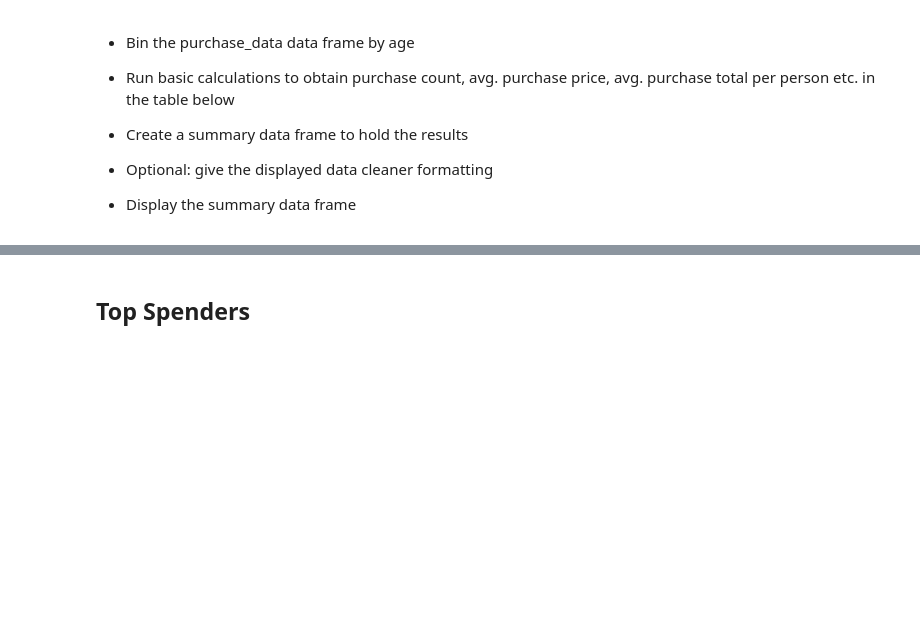
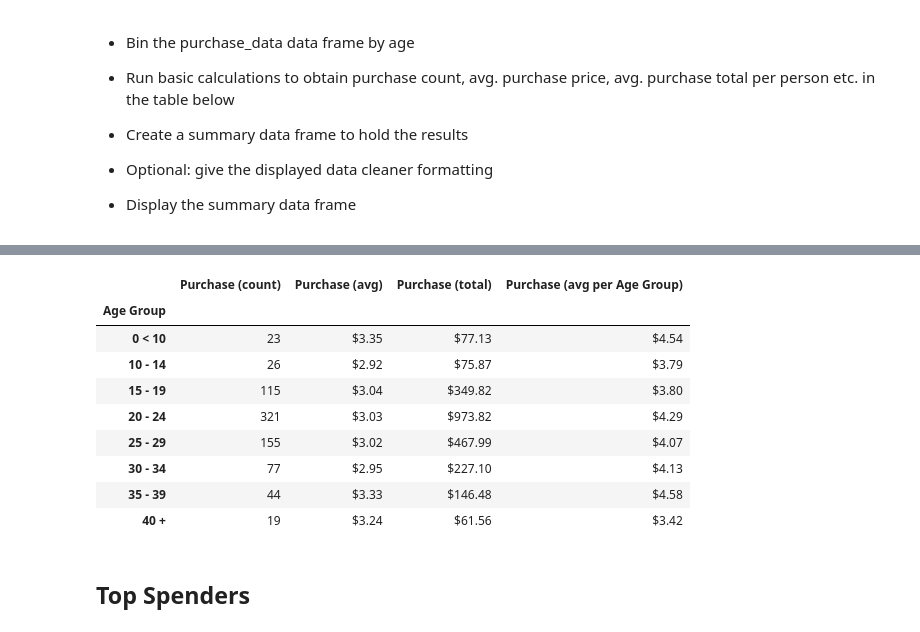
Before and after one commit to dianemarie-public/Online-Purchase-Analysis, a Jupyter notebook: HeroesOfPymoli/HeroesOfPymoli.ipynb, the cells around one changed output, grey strips where cells are left out. Saved outputs shown, nothing was run; the diff lists cells and outputs as text; code cells hidden in the pictures; blank space fills up the shorter version.

```diff
--- a/HeroesOfPymoli/HeroesOfPymoli.ipynb
+++ b/HeroesOfPymoli/HeroesOfPymoli.ipynb
@@ -408,3 +460,20 @@ age_df.style.format({"Percentage of Players":"{:.2%}"})
+# %%
+age_df.style.format({
+    "Purchase (avg)":"${:,.2f}",
+    "Purchase (total)":"${:,.2f}",
+    "Purchase (avg per Age Group)":"${:,.2f}"
+                         })
+# %% [output]
+|  | Purchase (count) | Purchase (avg) | Purchase (total) | Purchase (avg per Age Group) |
+| Age Group |  |  |  |  |
+| 0 < 10 | 23 | $3.35 | $77.13 | $4.54 |
+| 10 - 14 | 26 | $2.92 | $75.87 | $3.79 |
+| 15 - 19 | 115 | $3.04 | $349.82 | $3.80 |
+| 20 - 24 | 321 | $3.03 | $973.82 | $4.29 |
+| 25 - 29 | 155 | $3.02 | $467.99 | $4.07 |
+| 30 - 34 | 77 | $2.95 | $227.10 | $4.13 |
+| 35 - 39 | 44 | $3.33 | $146.48 | $4.58 |
+| 40 + | 19 | $3.24 | $61.56 | $3.42 |
 # %% [markdown]
 ## Top Spenders
 # %% [markdown]
```
Also changed, not shown: parts of 14 cells of this notebook.
